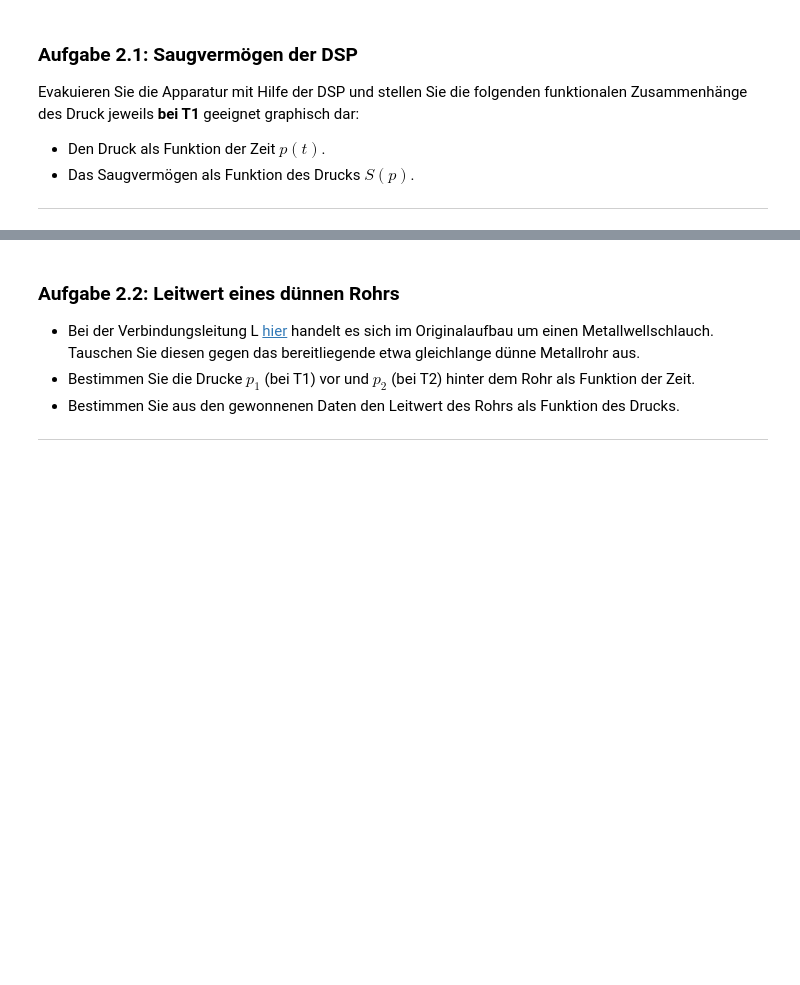
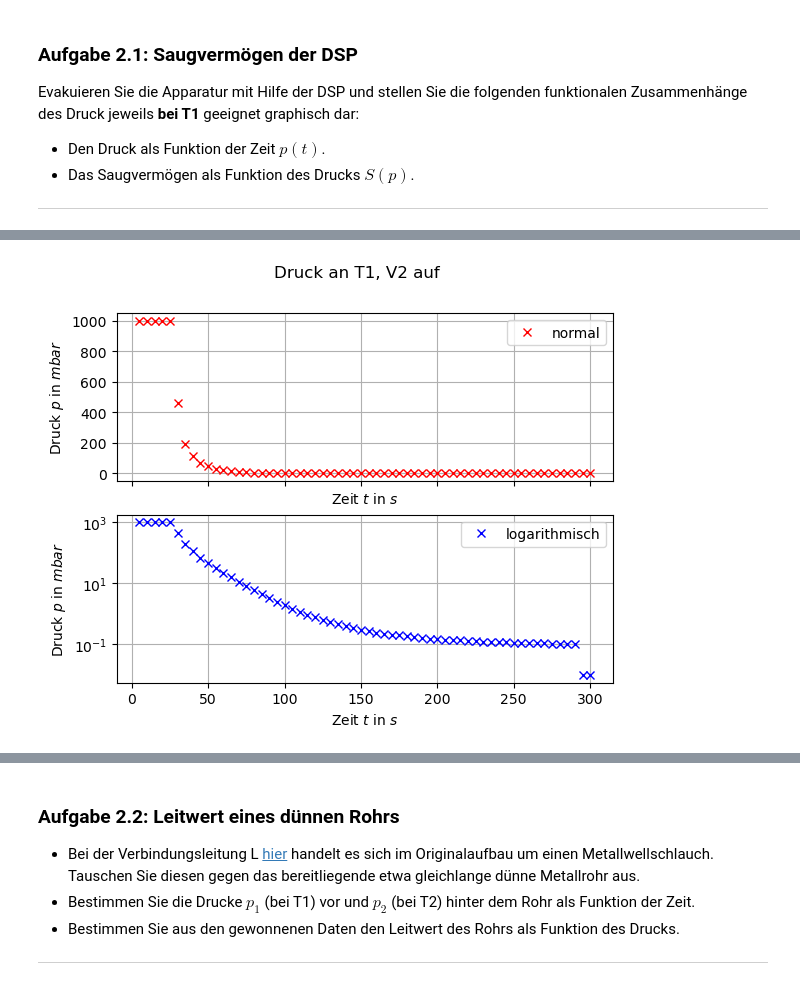
Before and after one commit to MRNock04/P2, a Jupyter notebook: Vakuum/Vakuum.ipynb, the cells around one changed output, grey strips where cells are left out. Saved outputs shown, nothing was run; the diff lists cells and outputs as text; code cells hidden in the pictures; blank space fills up the shorter version.

```diff
--- a/Vakuum/Vakuum.ipynb
+++ b/Vakuum/Vakuum.ipynb
@@ -190,0 +203,15 @@ ax[1].errorbar(zeit_2_1, np.log(druck_2_1_auf), yerr=(druck_2_1_auf*druck_2_1_st
+# %%
+fig, ax = plt.subplots(2, sharex=True)
+ax[0].plot(t_5min[1:], druck_2_1_auf[1:], "rx", label="normal")
+ax[0].legend(), ax[0].grid()
+
+ax[1].plot(t_5min[1:], druck_2_1_auf[1:], "bx", label="logarithmisch")
+ax[1].set_yscale("log")
+ax[1].legend(), ax[1].grid()
+
+fig.suptitle("Druck an T1, V2 auf")
+
+for ax in ax:
+    ax.set(xlabel="Zeit $t$ in $s$", ylabel="Druck $p$ in $mbar$")
+# %% [output]
+[figure, added]
```
Also changed, not shown: parts of 25 cells of this notebook.
